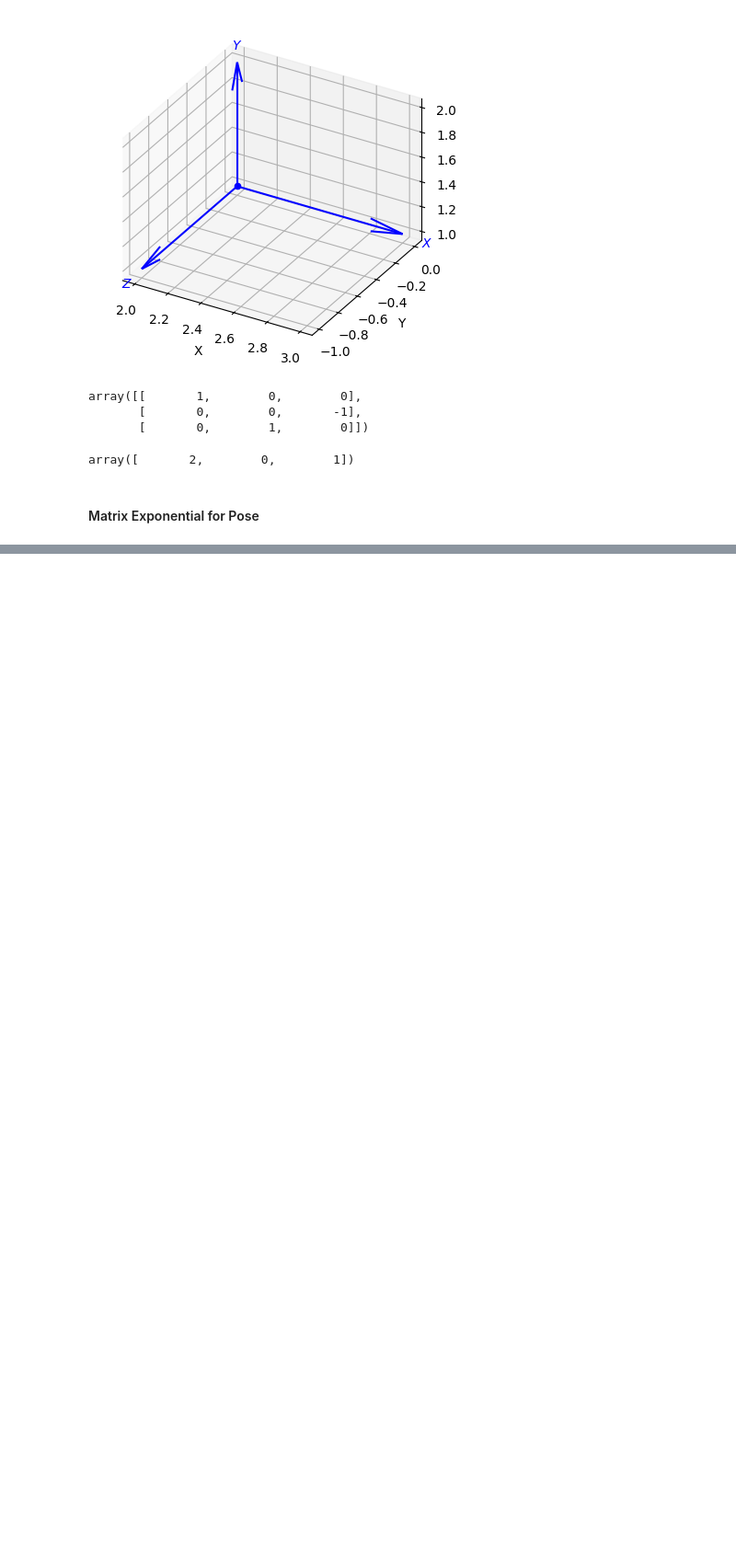
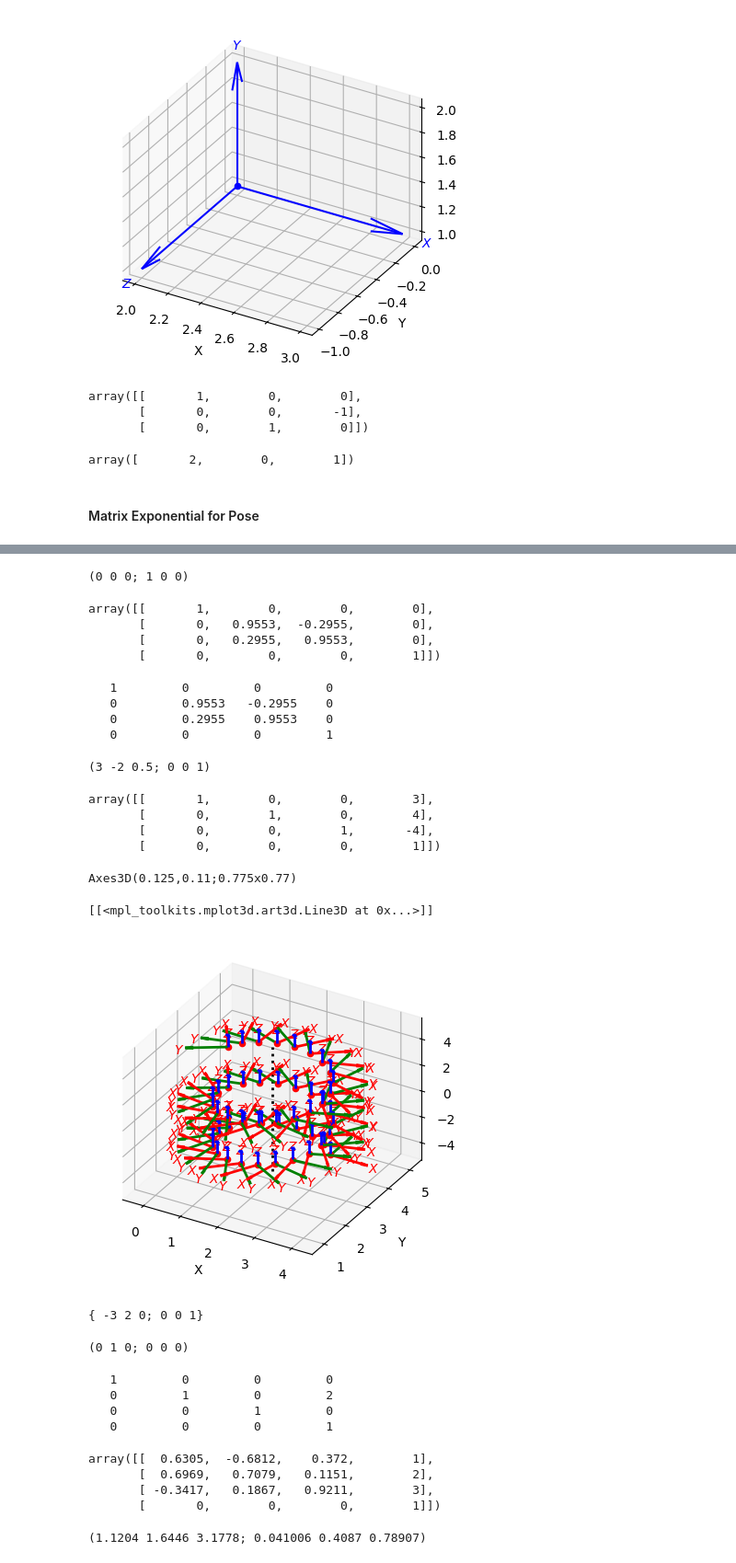
Before and after one commit to Sann-Htet/Robotics-Vision-and-Control-Fundamental-Algorithms-in-Python, a Jupyter notebook: Chapter02/Workingin3D.ipynb, the cells around one changed output, grey strips where cells are left out. Shown at 92% size. Cells and saved outputs as stored; diff of their text form; code cells hidden in the pictures; blank space fills up the shorter version.

Commit message:
3D twist

```diff
--- a/Chapter02/Workingin3D.ipynb
+++ b/Chapter02/Workingin3D.ipynb
@@ -319,3 +319,6 @@ transl(T)
 array([       2,        0,        1])
 # %% [markdown]
 #### Matrix Exponential for Pose
+# %%
+T = transl(2, 3, 4) @ trotx(0.3)
+T
@@ -321,0 +330,3 @@ array([       2,        0,        1])
+# %%
+L = linalg.logm(T)
+L
@@ -321,0 +362,70 @@ array([       2,        0,        1])
+# %%
+S = Twist3.UnitRevolute([1, 0, 0], [0, 0, 0])
+S
+# %% [output]
+(0 0 0; 1 0 0)
+# %%
+linalg.expm(0.3 * skewa(S.S))
+# %% [output]
+array([[       1,        0,        0,        0],
+       [       0,   0.9553,  -0.2955,        0],
+       [       0,   0.2955,   0.9553,        0],
+       [       0,        0,        0,        1]])
+# %%
+S.exp(0.3)
+# %% [output]
+   1         0         0         0
+   0         0.9553   -0.2955    0
+   0         0.2955    0.9553    0
+   0         0         0         1
+# %%
+S = Twist3.UnitRevolute([0, 0, 1], [2, 3, 2], 0.5)
+S
+# %% [output]
+(3 -2 0.5; 0 0 1)
+# %%
+X = transl(3, 4, -4)
+X
+# %% [output]
+array([[       1,        0,        0,        3],
+       [       0,        1,        0,        4],
+       [       0,        0,        1,       -4],
+       [       0,        0,        0,        1]])
+# %%
+for theta in np.arange(0, 15, 0.3):
+    trplot(S.exp(theta).A @ X, style="rgb", width=2)
+L.plot("k:", linewidth=2)
+# %% [output]
+Axes3D(0.125,0.11;0.775x0.77)
+[[<mpl_toolkits.mplot3d.art3d.Line3D at 0x...>]]
+[figure, added]
+# %%
+L = S.line()
+L
+# %% [output]
+{ -3 2 0; 0 0 1}
+# %%
+S = Twist3.UnitPrismatic([0, 1, 0])
+S
+# %% [output]
+(0 1 0; 0 0 0)
+# %%
+S.exp(2)
+# %% [output]
+   1         0         0         0
+   0         1         0         2
+   0         0         1         0
+   0         0         0         1
+# %%
+T = transl(1, 2, 3) @ eul2tr(0.3, 0.4, 0.5)
+T
+# %% [output]
+array([[  0.6305,  -0.6812,    0.372,        1],
+       [  0.6969,   0.7079,   0.1151,        2],
+       [ -0.3417,   0.1867,   0.9211,        3],
+       [       0,        0,        0,        1]])
+# %%
+S = Twist3(T)
+S
+# %% [output]
+(1.1204 1.6446 3.1778; 0.041006 0.4087 0.78907)
```
Also changed, not shown: parts of 11 cells of this notebook.
